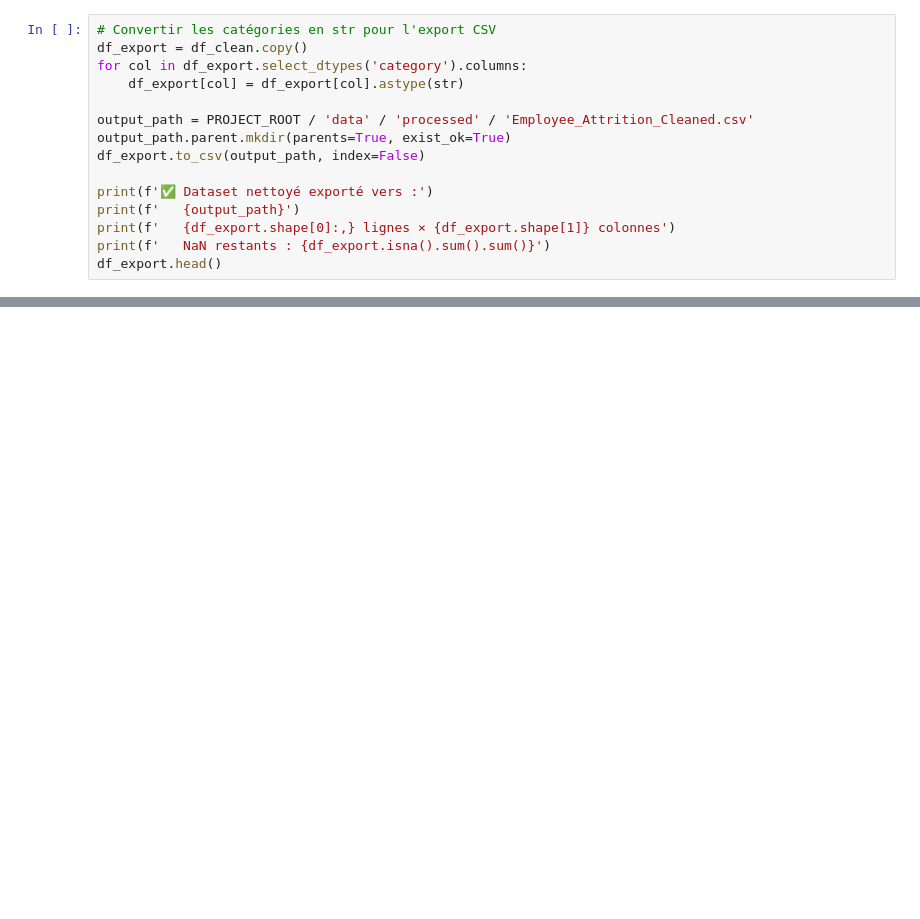
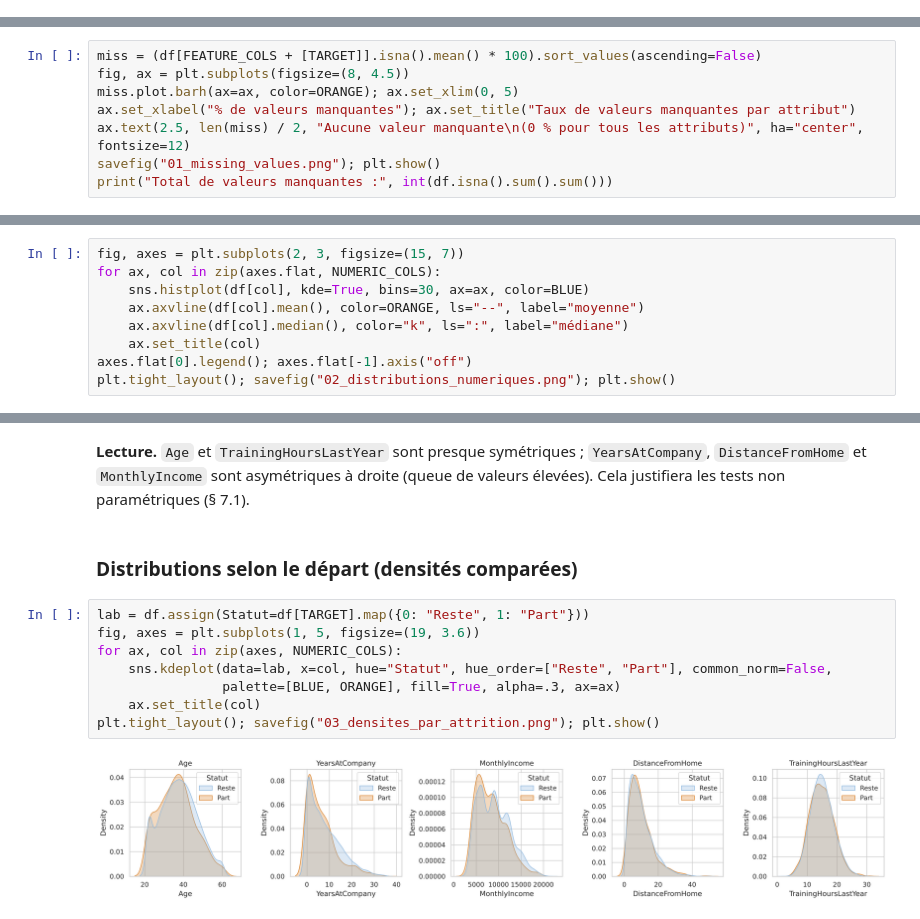
Before and after one commit to 7XM-MH/Employee_Attrition-Prediction-with-data-mining, a Jupyter notebook: notebooks/01_eda_and_cleaning.ipynb, the cells around one changed output, grey strips where cells are left out. Drawn from its saved outputs; the diff is of its cells as text; blank space fills up the shorter version.

Commit message:
EDA et tests

```diff
--- a/notebooks/01_eda_and_cleaning.ipynb
+++ b/notebooks/01_eda_and_cleaning.ipynb
@@ -678,15 +0,0 @@ DistanceFromHome        -0.0014
-# %%
-# Convertir les catégories en str pour l'export CSV
-df_export = df_clean.copy()
-for col in df_export.select_dtypes('category').columns:
-    df_export[col] = df_export[col].astype(str)
-
-output_path = PROJECT_ROOT / 'data' / 'processed' / 'Employee_Attrition_Cleaned.csv'
-output_path.parent.mkdir(parents=True, exist_ok=True)
-df_export.to_csv(output_path, index=False)
-
-print(f'✅ Dataset nettoyé exporté vers :')
-print(f'   {output_path}')
-print(f'   {df_export.shape[0]:,} lignes × {df_export.shape[1]} colonnes')
-print(f'   NaN restants : {df_export.isna().sum().sum()}')
-df_export.head()
@@ -716,0 +76,8 @@ df_export.head()
+# %%
+miss = (df[FEATURE_COLS + [TARGET]].isna().mean() * 100).sort_values(ascending=False)
+fig, ax = plt.subplots(figsize=(8, 4.5))
+miss.plot.barh(ax=ax, color=ORANGE); ax.set_xlim(0, 5)
+ax.set_xlabel("% de valeurs manquantes"); ax.set_title("Taux de valeurs manquantes par attribut")
+ax.text(2.5, len(miss) / 2, "Aucune valeur manquante\n(0 % pour tous les attributs)", ha="center", fontsize=12)
+savefig("01_missing_values.png"); plt.show()
+print("Total de valeurs manquantes :", int(df.isna().sum().sum()))
@@ -716,0 +89,9 @@ df_export.head()
+# %%
+fig, axes = plt.subplots(2, 3, figsize=(15, 7))
+for ax, col in zip(axes.flat, NUMERIC_COLS):
+    sns.histplot(df[col], kde=True, bins=30, ax=ax, color=BLUE)
+    ax.axvline(df[col].mean(), color=ORANGE, ls="--", label="moyenne")
+    ax.axvline(df[col].median(), color="k", ls=":", label="médiane")
+    ax.set_title(col)
+axes.flat[0].legend(); axes.flat[-1].axis("off")
+plt.tight_layout(); savefig("02_distributions_numeriques.png"); plt.show()
@@ -716,0 +100,14 @@ df_export.head()
+# %% [markdown]
+**Lecture.** `Age` et `TrainingHoursLastYear` sont presque symétriques ; `YearsAtCompany`, `DistanceFromHome` et `MonthlyIncome` sont asymétriques à droite (queue de valeurs élevées). Cela justifiera les tests non paramétriques (§ 7.1).
+# %% [markdown]
+### Distributions selon le départ (densités comparées)
+# %%
+lab = df.assign(Statut=df[TARGET].map({0: "Reste", 1: "Part"}))
+fig, axes = plt.subplots(1, 5, figsize=(19, 3.6))
+for ax, col in zip(axes, NUMERIC_COLS):
+    sns.kdeplot(data=lab, x=col, hue="Statut", hue_order=["Reste", "Part"], common_norm=False,
+                palette=[BLUE, ORANGE], fill=True, alpha=.3, ax=ax)
+    ax.set_title(col)
+plt.tight_layout(); savefig("03_densites_par_attrition.png"); plt.show()
+# %% [output]
+[figure, added]
```
Also changed, not shown: parts of 69 cells of this notebook, 17 other files.
